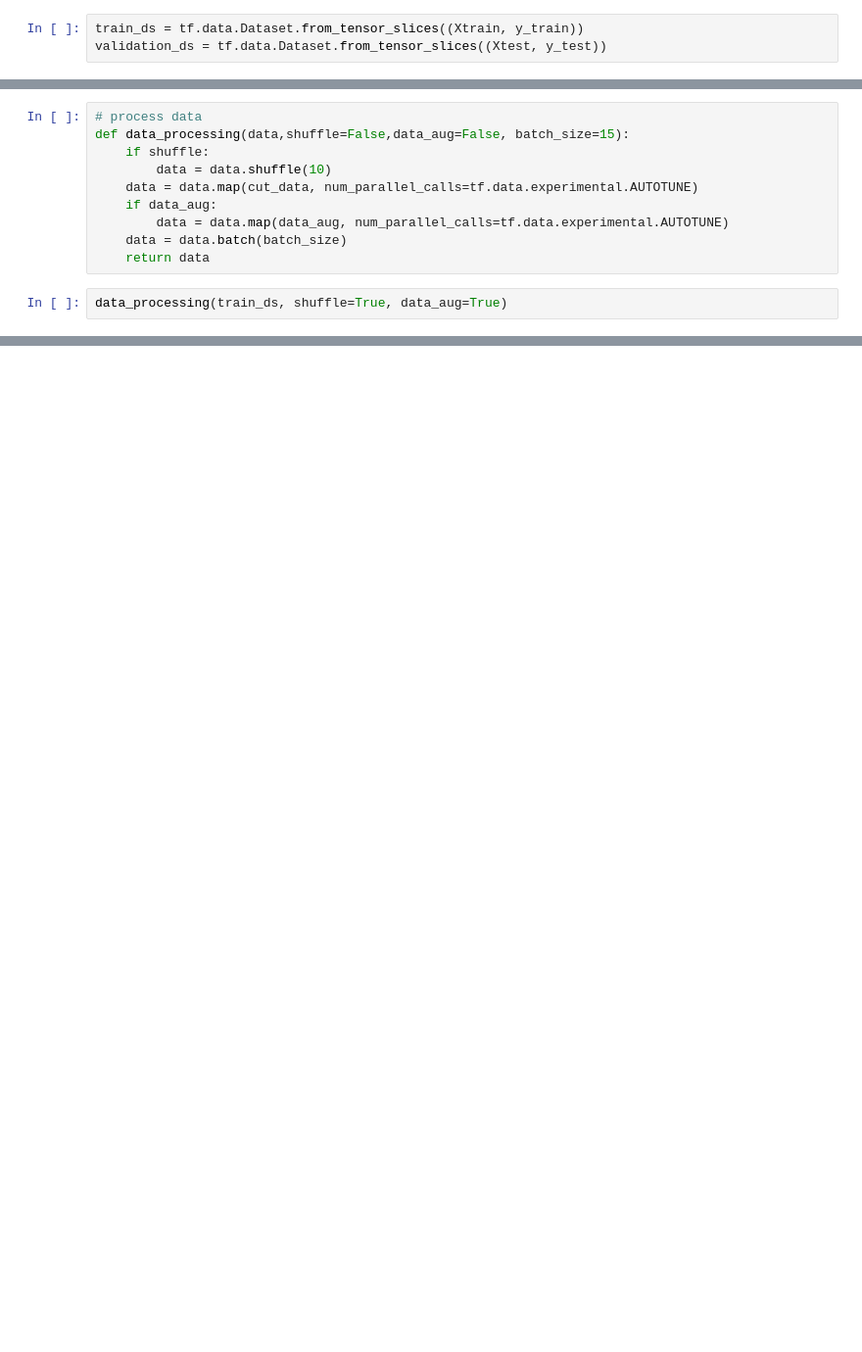
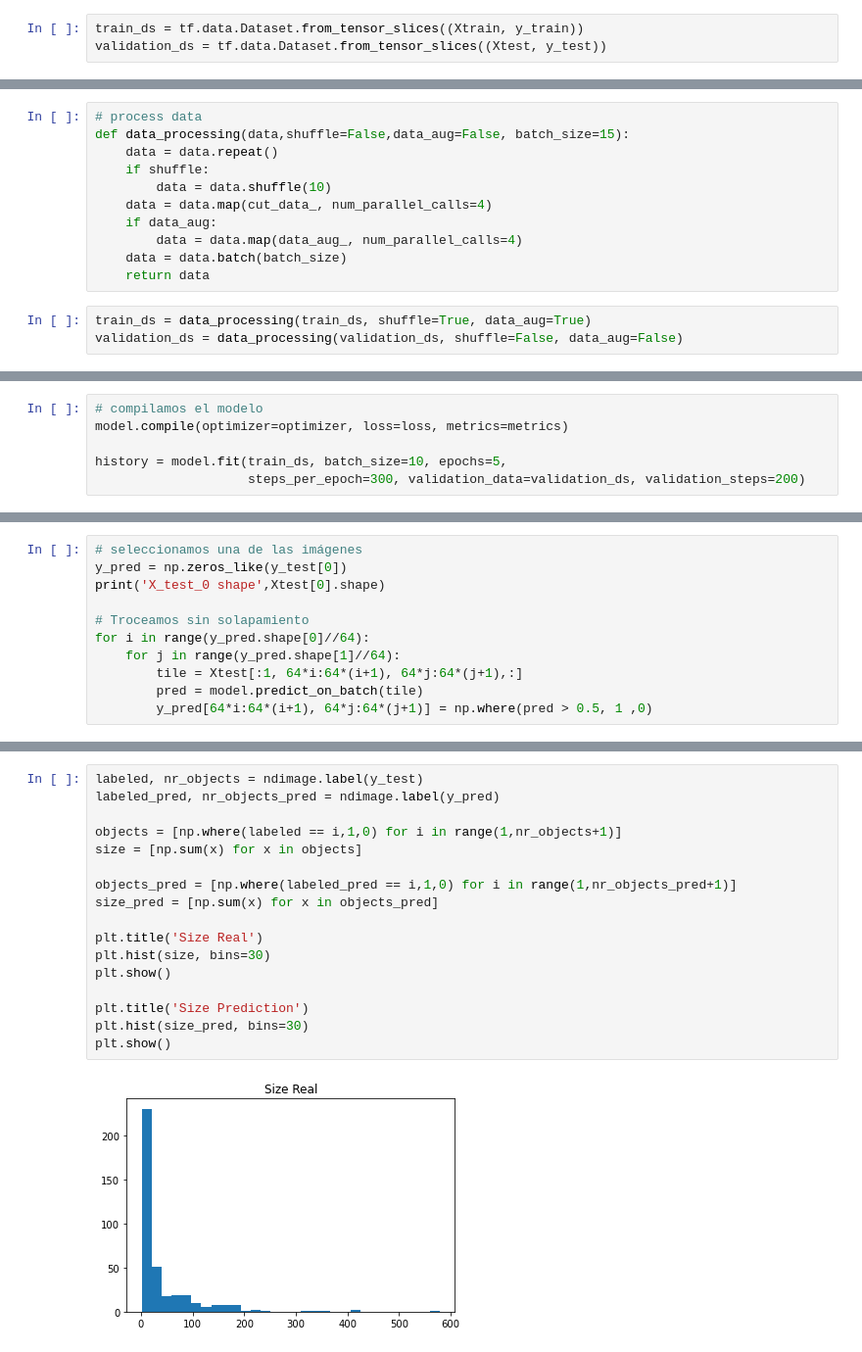
Before and after one commit to destyo/Boat-Detection, a Jupyter notebook: notebooks/01-Boats.ipynb, the cells around one changed output, grey strips where cells are left out. Shown at 98% size. Cells and saved outputs as stored; diff of their text form; blank space fills up the shorter version.

```diff
--- a/notebooks/01-Boats.ipynb
+++ b/notebooks/01-Boats.ipynb
@@ -104,12 +163,14 @@ def cut_data(image, label):
 # %%
 # process data
 def data_processing(data,shuffle=False,data_aug=False, batch_size=15):
+    data = data.repeat()
     if shuffle:
         data = data.shuffle(10)
-    data = data.map(cut_data, num_parallel_calls=tf.data.experimental.AUTOTUNE)
+    data = data.map(cut_data_, num_parallel_calls=4)
     if data_aug:
-        data = data.map(data_aug, num_parallel_calls=tf.data.experimental.AUTOTUNE)
+        data = data.map(data_aug_, num_parallel_calls=4)
     data = data.batch(batch_size)
     return data
 # %%
-data_processing(train_ds, shuffle=True, data_aug=True)
+train_ds = data_processing(train_ds, shuffle=True, data_aug=True)
+validation_ds = data_processing(validation_ds, shuffle=False, data_aug=False)
@@ -118,0 +233,6 @@ def boat_detector(Xtrain, ytrain):
+# %%
+# compilamos el modelo
+model.compile(optimizer=optimizer, loss=loss, metrics=metrics)
+
+history = model.fit(train_ds, batch_size=10, epochs=5,
+                    steps_per_epoch=300, validation_data=validation_ds, validation_steps=200)
@@ -118,0 +257,11 @@ def boat_detector(Xtrain, ytrain):
+# %%
+# seleccionamos una de las imágenes
+y_pred = np.zeros_like(y_test[0])
+print('X_test_0 shape',Xtest[0].shape)
+
+# Troceamos sin solapamiento
+for i in range(y_pred.shape[0]//64):
+    for j in range(y_pred.shape[1]//64):
+        tile = Xtest[:1, 64*i:64*(i+1), 64*j:64*(j+1),:]
+        pred = model.predict_on_batch(tile)
+        y_pred[64*i:64*(i+1), 64*j:64*(j+1)] = np.where(pred > 0.5, 1 ,0)
@@ -118,0 +270,19 @@ def boat_detector(Xtrain, ytrain):
+# %%
+labeled, nr_objects = ndimage.label(y_test)
+labeled_pred, nr_objects_pred = ndimage.label(y_pred)
+
+objects = [np.where(labeled == i,1,0) for i in range(1,nr_objects+1)]
+size = [np.sum(x) for x in objects]
+
+objects_pred = [np.where(labeled_pred == i,1,0) for i in range(1,nr_objects_pred+1)]
+size_pred = [np.sum(x) for x in objects_pred]
+
+plt.title('Size Real')
+plt.hist(size, bins=30)
+plt.show()
+
+plt.title('Size Prediction')
+plt.hist(size_pred, bins=30)
+plt.show()
+# %% [output]
+[figure, added]
```
Also changed, not shown: parts of 21 cells of this notebook, 32 other files.
